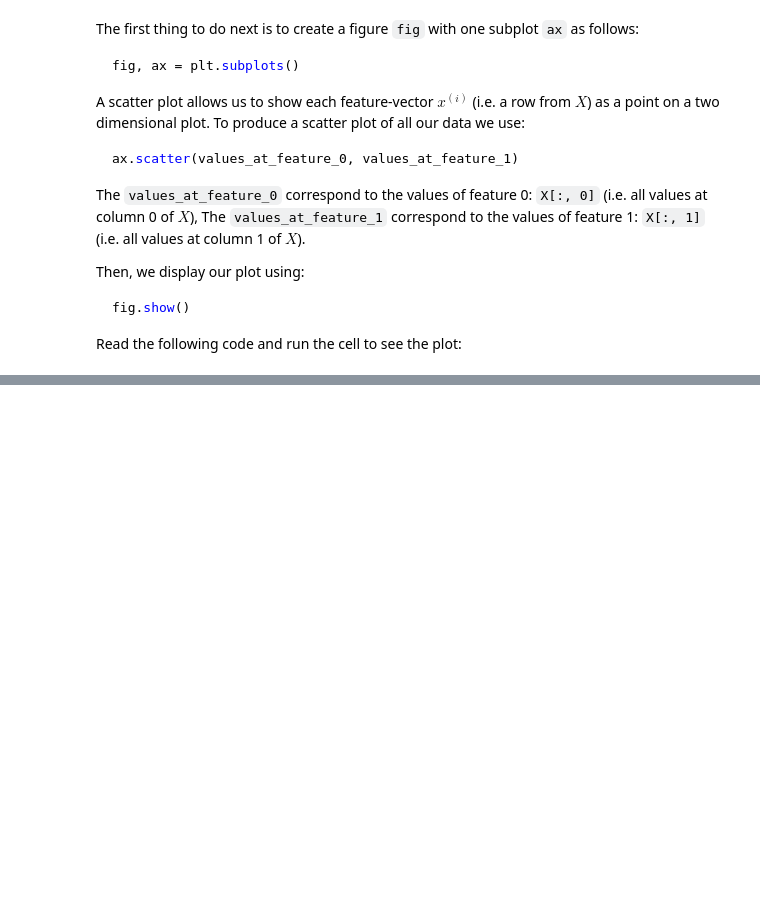
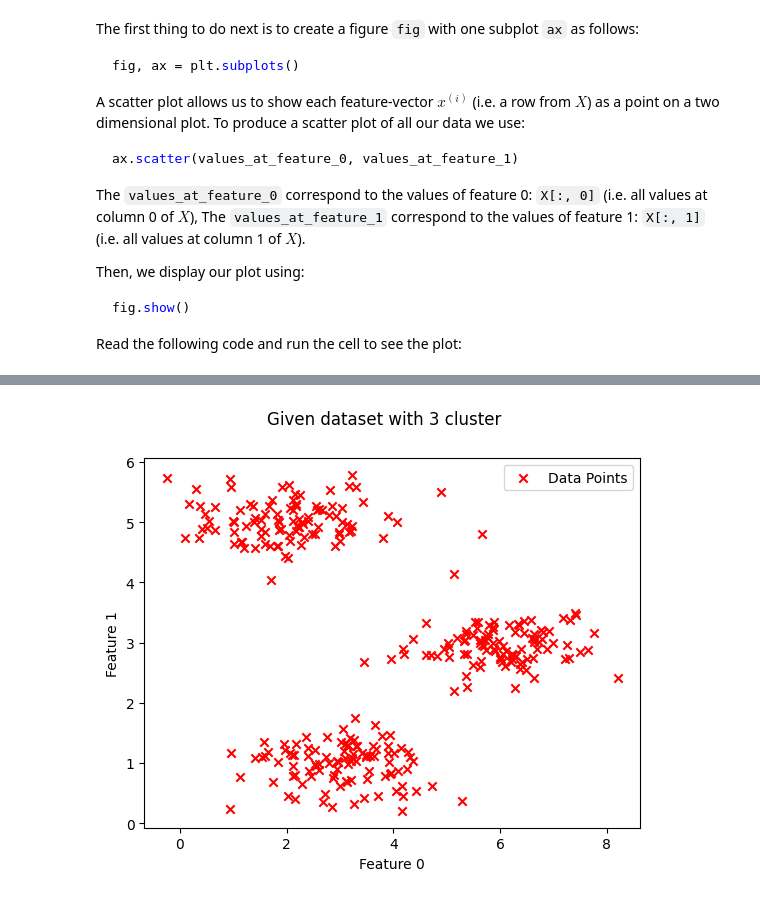
Before and after one commit to Masters-Halmstad/Learning-System-Lab, a Jupyter notebook: Lab 1 - Basics.ipynb, the cells around one changed output, grey strips where cells are left out. Saved outputs shown, nothing was run; the diff lists cells and outputs as text; code cells hidden in the pictures; blank space fills up the shorter version.

```diff
--- a/Lab 1 - Basics.ipynb
+++ b/Lab 1 - Basics.ipynb
@@ -434,20 +449,23 @@ Based on this description, complete the following code to produce a more mearnin
 # %%
 fig, ax = plt.subplots()  # creating a figure with one subplot
 
 """ TODO:
 Complete the code to produce a plot similar to the above picture
 """
 # Add a title to your figure:
-# ...
+fig.suptitle("Given dataset with 3 cluster")
 
 # Add a text that describes the two dimensions of your scatter plot:
-# ...
+ax.set_xlabel("Feature 0")
+ax.set_ylabel("Feature 1")
 
 # Do a scattr plot with a personalized color and marker and legend:
-# ax.scatter(...)
-# ax.legend()
+ax.scatter(X[:, 0], X[:, 1], color= "red", marker="x", label="Data Points")
+ax.legend()
 
 fig.show()  # displaying our figure
+# %% [output]
+[figure, added]
 # %% [markdown]
 Finally, the 300 data-points of our dataset $X$ are divided into three clusters (groups of points) :
 - The first cluster of points (shown in blue on the next figure) consists of rows between 0 and 100 (i.e. the subset `X[:100]`)
```
Also changed, not shown: parts of 4 cells of this notebook.
